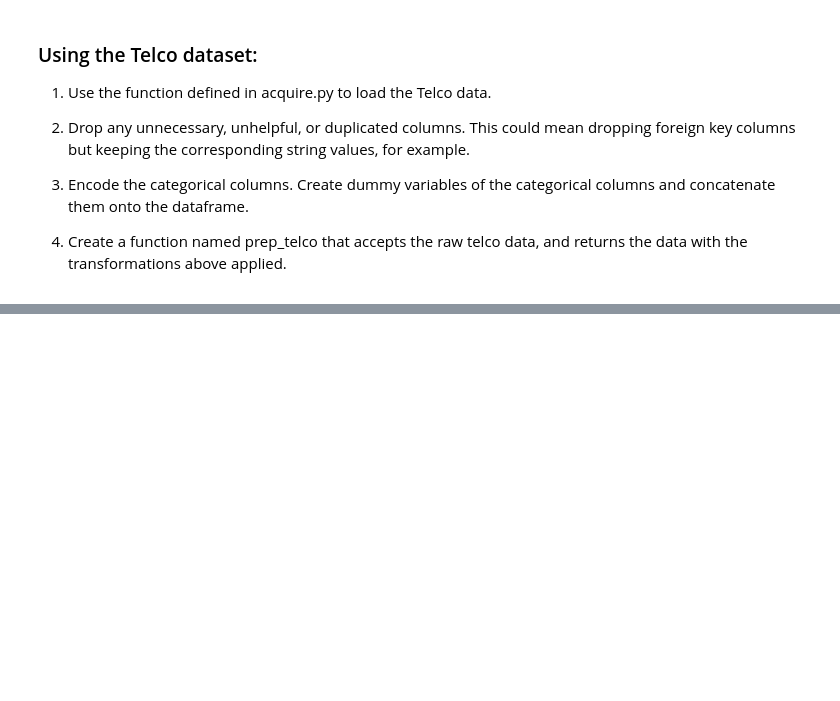
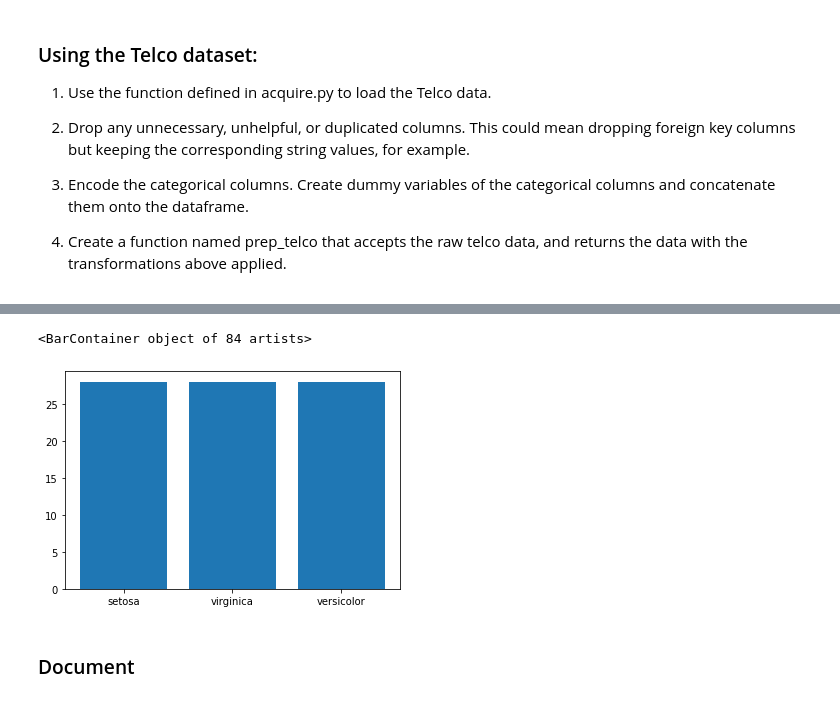
Before and after one commit to wheelerjoshua/classification-exercises, a Jupyter notebook: classification_exercises.ipynb, the cells around one changed output, grey strips where cells are left out. Drawn from its saved outputs; the diff is of its cells as text; code cells hidden in the pictures; blank space fills up the shorter version.

```diff
--- a/classification_exercises.ipynb
+++ b/classification_exercises.ipynb
@@ -402,0 +507,9 @@ def prep_telco(df):
+# %%
+frequency = train.species.value_counts()
+# %%
+plt.bar(train.species, frequency[1])
+# %% [output]
+<BarContainer object of 84 artists>
+[figure, added]
+# %% [markdown]
+### Document
```
Also changed, not shown: parts of 21 cells of this notebook, 2 other files.
